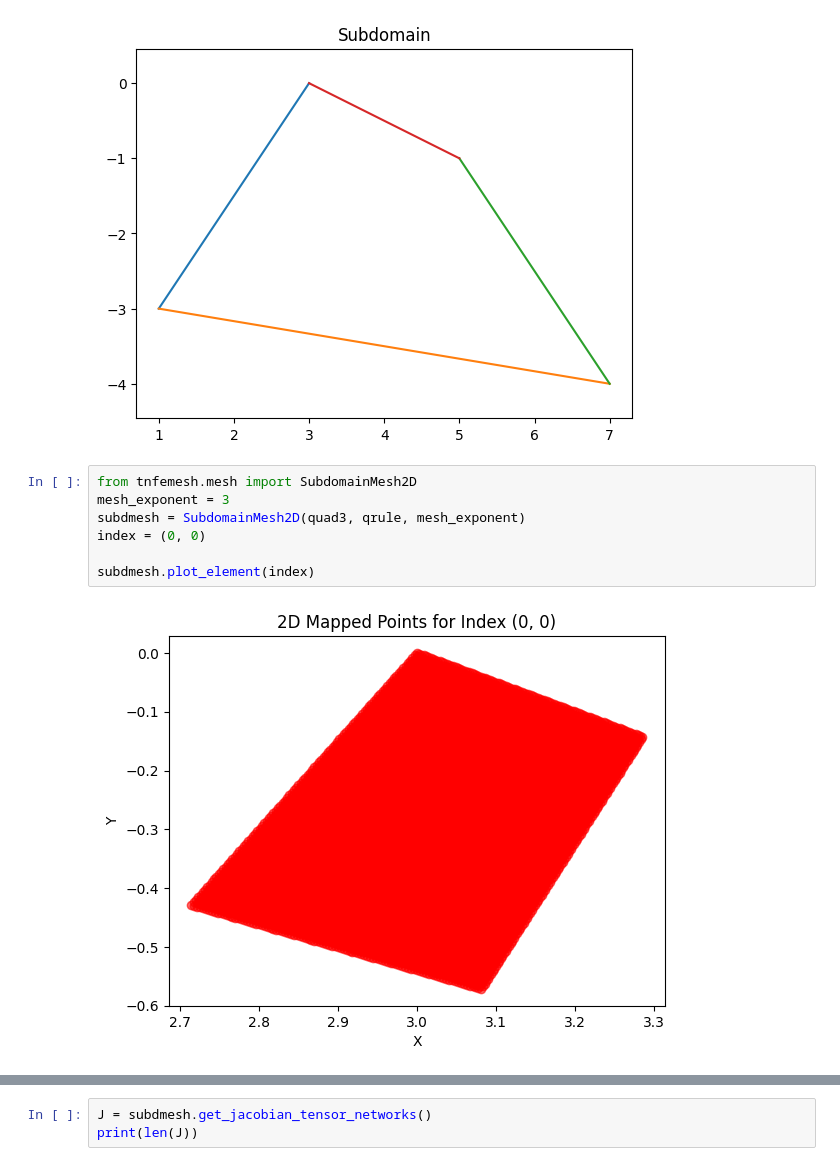
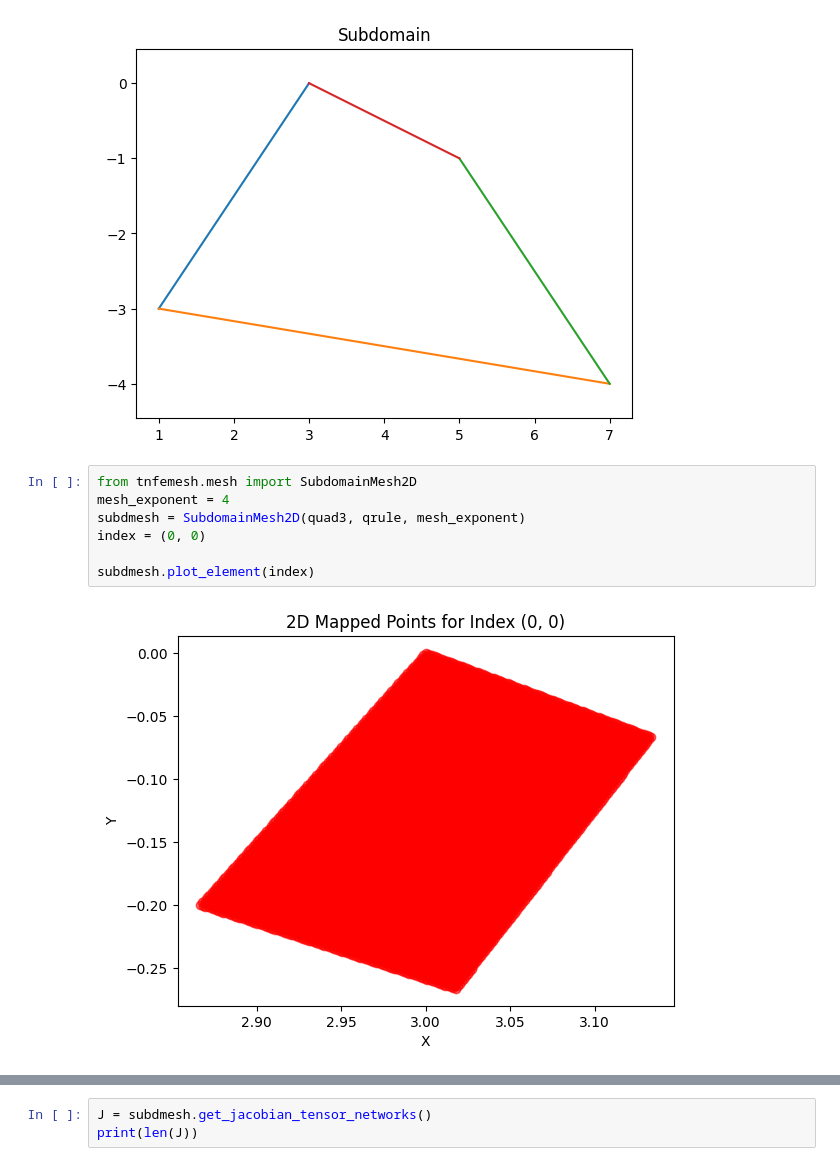
Before and after one commit to MazenAli/TT-FEMesh, a Jupyter notebook: notebooks/prototyping.ipynb, the cells around one changed output, grey strips where cells are left out. Saved outputs shown, nothing was run; the diff lists cells and outputs as text.

Commit message:
fix (mesh): fix tensorized jacobians

```diff
--- a/notebooks/prototyping.ipynb
+++ b/notebooks/prototyping.ipynb
@@ -184,13 +184,13 @@ quad3.plot()
 [figure]
 # %%
 from tnfemesh.mesh import SubdomainMesh2D
-mesh_exponent = 3
+mesh_exponent = 4
 subdmesh = SubdomainMesh2D(quad3, qrule, mesh_exponent)
 index = (0, 0)
 
 subdmesh.plot_element(index)
 # %% [output]
-[figure, old version]
+[figure, new version]
 # %%
 subdmesh.plot()
 # %% [output]
```
Also changed, not shown: parts of 10 cells of this notebook, 2 other files.
